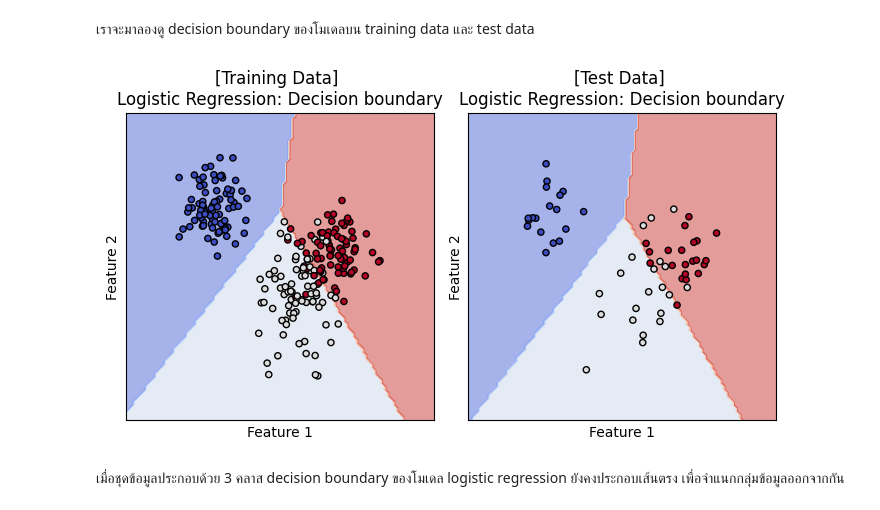
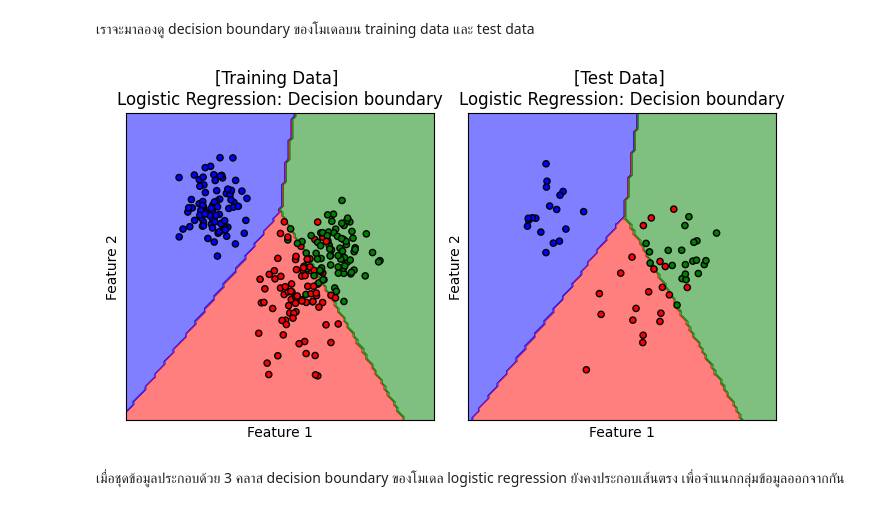
Before and after one commit to ichatnun/brainCodeCamp2023, a Jupyter notebook: _sources/Fundamentals/MachineLearning/logistic_regression.ipynb, the cells around one changed output. Drawn from its saved outputs; the diff is of its cells as text; code cells hidden in the pictures.

```diff
--- a/_sources/Fundamentals/MachineLearning/logistic_regression.ipynb
+++ b/_sources/Fundamentals/MachineLearning/logistic_regression.ipynb
@@ -323,19 +324,22 @@ clf = LogisticRegression()
 # สอนโมเดลจากข้อมูล x, y ที่สร้างขึ้นก่อนหน้านี้
 clf.fit(x, y)
 
+# สร้าง cmap สำหรับแสดงผลตามสีแต่ละ class
+cmap_2classes = colors.ListedColormap(['b', 'r'])
+
 # plot the decision boundary
 plt.figure(figsize = (5,5))
 ax = plt.gca()
 DecisionBoundaryDisplay.from_estimator(clf,
                                        x,
                                        response_method="predict",
-                                       cmap=plt.cm.coolwarm,
+                                       cmap=cmap_2classes,
                                        alpha=0.5,
                                        ax=ax,
                                        xlabel='Feature 1',
                                        ylabel='Feature 2'
                                        )
-ax.scatter(x[:, 0], x[:, 1], c=y, cmap=plt.cm.coolwarm, s=35, edgecolors='k')
+ax.scatter(x[:, 0], x[:, 1], c=y, cmap=cmap_2classes, s=35, edgecolors='k')
 plt.title('Logistic Regression: Decision boundary')
 plt.tight_layout()
 plt.show()
@@ -388,13 +392,13 @@ for clf, title, ax in zip(models, titles, axes.flatten()):
     disp = DecisionBoundaryDisplay.from_estimator(clf,
                                                   x,
                                                   response_method="predict",
-                                                  cmap=plt.cm.coolwarm,
+                                                  cmap=cmap_2classes,
                                                   alpha=0.5,
                                                   ax=ax,
                                                   xlabel='Feature 1',
                                                   ylabel='Feature 2',
                                                   )
-    ax.scatter(x[:, 0], x[:, 1], c=y, cmap=plt.cm.coolwarm, s=20, edgecolors='k')
+    ax.scatter(x[:, 0], x[:, 1], c=y, cmap=cmap_2classes, s=20, edgecolors='k')
     ax.set_xticks(())
     ax.set_yticks(())
     ax.set_title(title)
@@ -437,6 +441,8 @@ x, y = generate_multi_class_dataset(n_classes, n_features, mean_class, std_class
 # Plot ข้อมูล x, y ที่สร้างขึ้น
 plt.figure(figsize = (5,5))
 color_list = ['b','r','g']
+cmap_3classes = colors.ListedColormap(color_list)
+
 for label in range(n_classes):
     plt.scatter(x[y==label, 0], x[y==label, 1], c=color_list[label], label='Class '+str(label))
 
@@ -636,24 +642,24 @@ weighted avg       0.90      0.88      0.88        60
 # %%
 # plot the decision boundaries
 fig, axes = plt.subplots(1,2, figsize=(7, 4))
 titles = ['[Training Data] \nLogistic Regression: Decision boundary', '[Test Data] \nLogistic Regression: Decision boundary']
 for x, y, title, ax in zip([x_train, x_test], [y_train, y_test], titles, axes.flatten()):
     disp = DecisionBoundaryDisplay.from_estimator(tuned_clf,
                                                   x,
                                                   response_method="predict",
-                                                  cmap=plt.cm.coolwarm,
+                                                  cmap=cmap_3classes,
                                                   alpha=0.5,
                                                   ax=ax,
                                                   xlabel='Feature 1',
                                                   ylabel='Feature 2',
                                                   )
-    ax.scatter(x[:, 0], x[:, 1], c=y, cmap=plt.cm.coolwarm, s=20, edgecolors='k')
+    ax.scatter(x[:, 0], x[:, 1], c=y, cmap=cmap_3classes, s=20, edgecolors='k')
     ax.set_xticks(())
     ax.set_yticks(())
     ax.set_title(title)
 plt.tight_layout()
 plt.show()
 # %% [output]
-[figure, old version]
+[figure, new version]
 # %% [markdown]
 เมื่อชุดข้อมูลประกอบด้วย 3 คลาส decision boundary ของโมเดล logistic regression ยังคงประกอบเส้นตรง เพื่อจำแนกกลุ่มข้อมูลออกจากกัน
```
Also changed, not shown: parts of 3 cells of this notebook, 44 other files.
